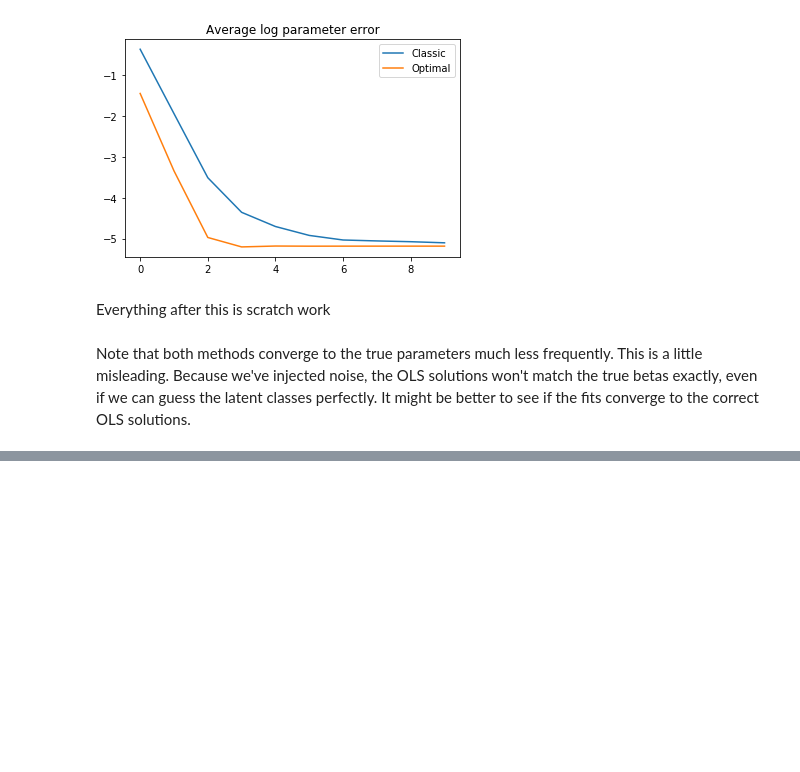
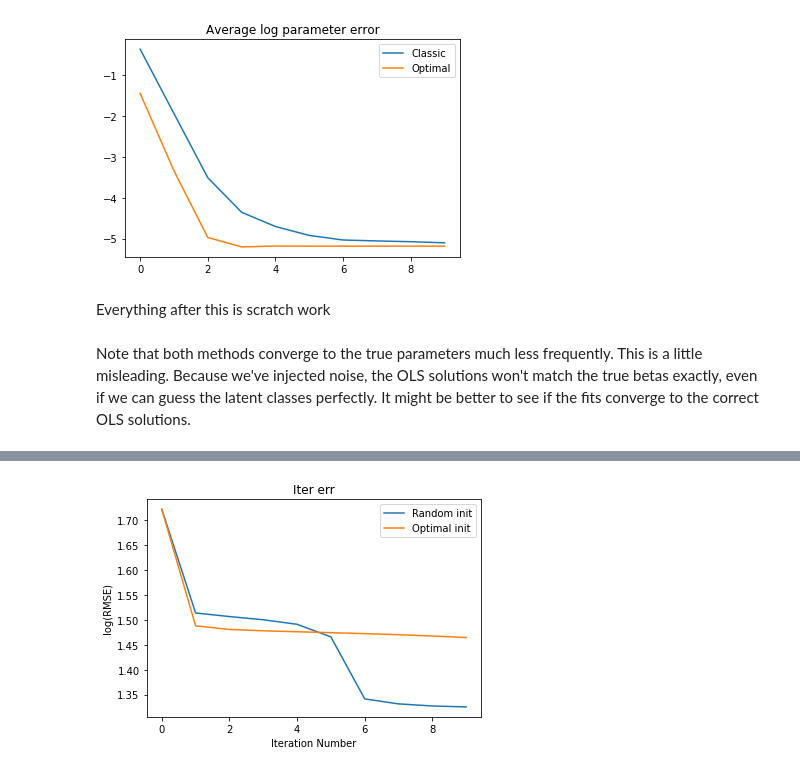
Before and after one commit to ahopen/math-tools-final-project, a Jupyter notebook: final_project_notebook.ipynb, the cells around one changed output, grey strips where cells are left out. Saved outputs shown, nothing was run; the diff lists cells and outputs as text; code cells hidden in the pictures; blank space fills up the shorter version.

```diff
--- a/final_project_notebook.ipynb
+++ b/final_project_notebook.ipynb
@@ -309,8 +320,10 @@ plt.scatter(green_small.trip_distance[green_small.RatecodeID==2], green_small.fa
 # %%
-np.random.seed(1)
-betas, iter_errs_classic = fit_mixed_regression(np.array(green_small.trip_distance),
+np.random.seed(4)
+betas, iter_errs_classic, iter_beta_errs_classics = fit_mixed_regression(np.array(green_small.trip_distance).reshape(-1,1),
                                                 np.array(green_small.fare_amount),
-                                                algo_type = 'classic')
-betas_opt, iter_errs_opt = fit_mixed_regression(np.array(green_small.trip_distance),
+                                                np.array(green_small.RatecodeID).reshape(-1,1) - 1,
+                                                algo_type = 'classic', do_normalize=False)
+betas_opt, iter_errs_opt, iter_beta_errs_opt, true_betas = fit_mixed_regression(np.array(green_small.trip_distance).reshape(-1,1),
                                                 np.array(green_small.fare_amount),
-                                                algo_type = 'optimal')
+                                                np.array(green_small.RatecodeID).reshape(-1,1) - 1,
+                                                algo_type = 'optimal', return_true_betas = True, do_normalize=False)
@@ -332,0 +330,10 @@ plt.show()
+# %%
+plt.plot(iter_errs_classic, label='Random init')
+plt.plot(iter_errs_opt, label='Optimal init')
+plt.xlabel('Iteration Number')
+plt.ylabel('log(RMSE)')
+plt.legend()
+plt.title('Iter err')
+plt.show()
+# %% [output]
+[figure, added]
```
Also changed, not shown: parts of 16 cells of this notebook.
